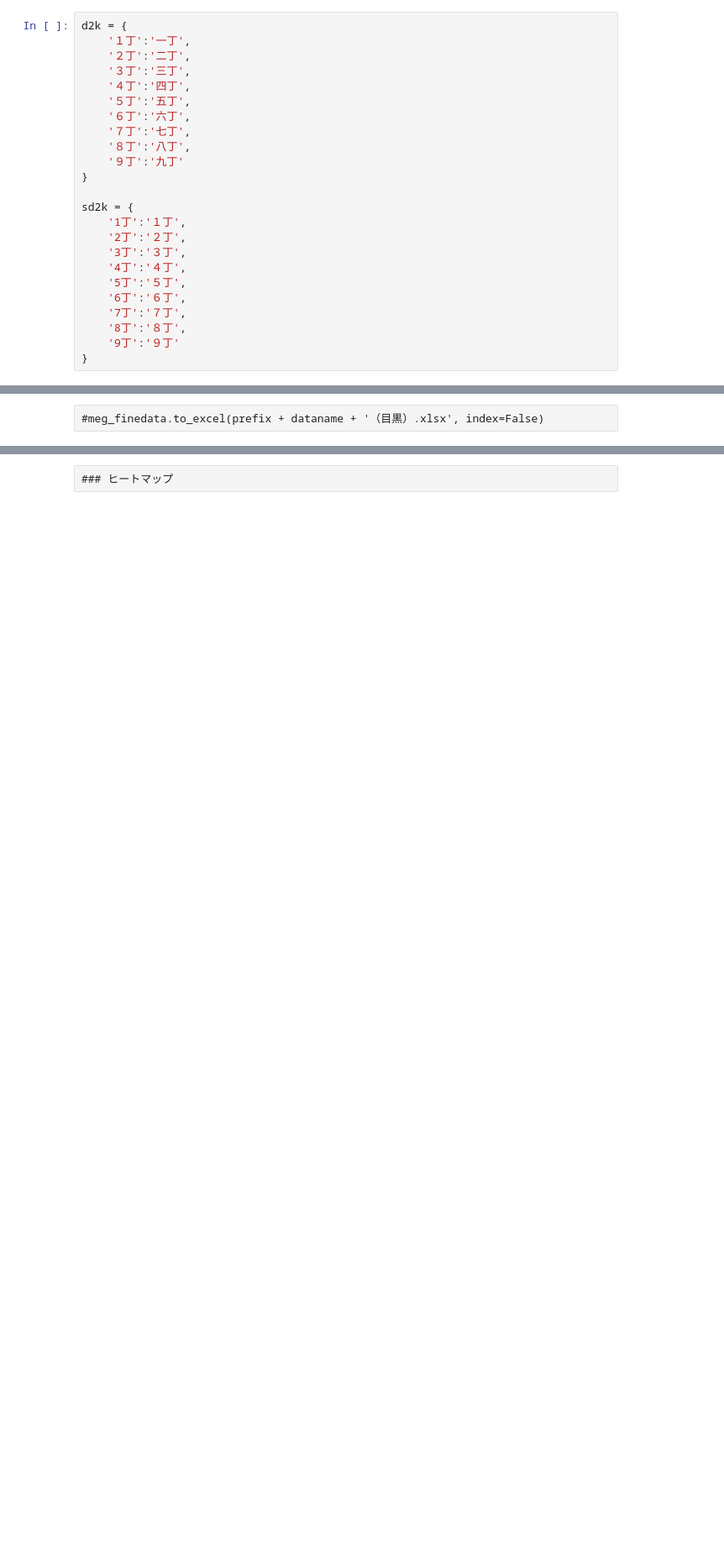
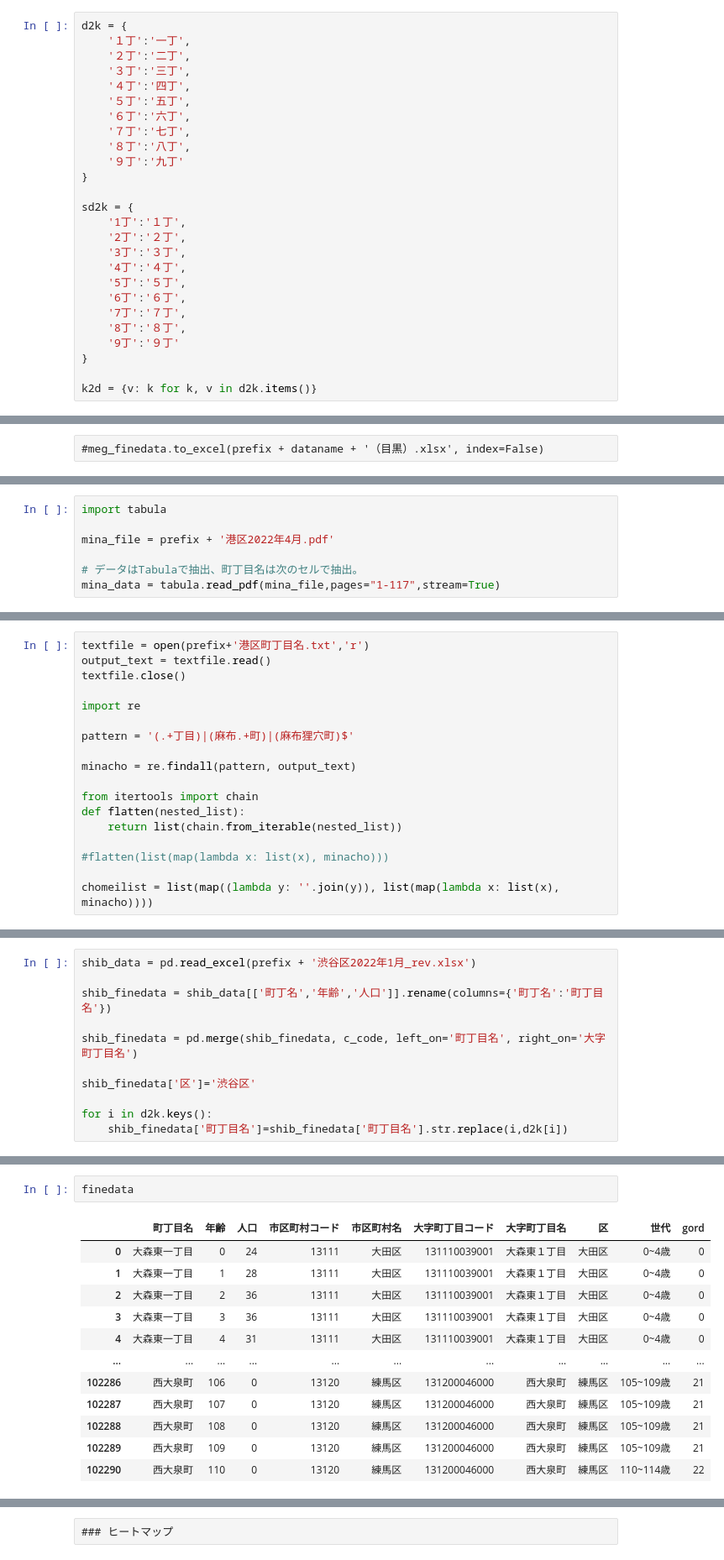
Before and after one commit to MasaoMori/Tokyo_Ward_Assembly_Election, a Jupyter notebook: jupyter/Population_age-ver2.ipynb, the cells around one changed output, grey strips where cells are left out. Shown: that part at 84% size. Saved outputs shown, nothing was run; the diff lists cells and outputs as text; blank space fills up the shorter version.

```diff
--- a/jupyter/Population_age-ver2.ipynb
+++ b/jupyter/Population_age-ver2.ipynb
@@ -56,5 +43,7 @@ sd2k = {
     '8丁':'８丁',
     '9丁':'９丁'
 }
+
+k2d = {v: k for k, v in d2k.items()}
 # %% [markdown]
 ## 6. 千代田区
@@ -532,0 +330,7 @@ final.to_excel(prefix+"final.xlsx",index=False)
+# %%
+import tabula
+
+mina_file = prefix + '港区2022年4月.pdf'
+
+# データはTabulaで抽出、町丁目名は次のセルで抽出。
+mina_data = tabula.read_pdf(mina_file,pages="1-117",stream=True)
@@ -532,0 +376,18 @@ final.to_excel(prefix+"final.xlsx",index=False)
+# %%
+textfile = open(prefix+'港区町丁目名.txt','r')
+output_text = textfile.read()
+textfile.close()
+
+import re
+
+pattern = '(.+丁目)|(麻布.+町)|(麻布狸穴町)$'
+
+minacho = re.findall(pattern, output_text)
+
+from itertools import chain
+def flatten(nested_list):
+    return list(chain.from_iterable(nested_list))
+
+#flatten(list(map(lambda x: list(x), minacho)))
+
+chomeilist = list(map((lambda y: ''.join(y)), list(map(lambda x: list(x), minacho))))
@@ -532,0 +445,11 @@ final.to_excel(prefix+"final.xlsx",index=False)
+# %%
+shib_data = pd.read_excel(prefix + '渋谷区2022年1月_rev.xlsx')
+
+shib_finedata = shib_data[['町丁名','年齢','人口']].rename(columns={'町丁名':'町丁目名'})
+
+shib_finedata = pd.merge(shib_finedata, c_code, left_on='町丁目名', right_on='大字町丁目名')
+
+shib_finedata['区']='渋谷区'
+
+for i in d2k.keys():
+    shib_finedata['町丁目名']=shib_finedata['町丁目名'].str.replace(i,d2k[i])
@@ -532,0 +681,15 @@ final.to_excel(prefix+"final.xlsx",index=False)
+# %%
+finedata
+# %% [output]
+|  | 町丁目名 | 年齢 | 人口 | 市区町村コード | 市区町村名 | 大字町丁目コード | 大字町丁目名 | 区 | 世代 | gord |
+| 0 | 大森東一丁目 | 0 | 24 | 13111 | 大田区 | 131110039001 | 大森東１丁目 | 大田区 | 0~4歳 | 0 |
+| 1 | 大森東一丁目 | 1 | 28 | 13111 | 大田区 | 131110039001 | 大森東１丁目 | 大田区 | 0~4歳 | 0 |
+| 2 | 大森東一丁目 | 2 | 36 | 13111 | 大田区 | 131110039001 | 大森東１丁目 | 大田区 | 0~4歳 | 0 |
+| 3 | 大森東一丁目 | 3 | 36 | 13111 | 大田区 | 131110039001 | 大森東１丁目 | 大田区 | 0~4歳 | 0 |
+| 4 | 大森東一丁目 | 4 | 31 | 13111 | 大田区 | 131110039001 | 大森東１丁目 | 大田区 | 0~4歳 | 0 |
+| ... | ... | ... | ... | ... | ... | ... | ... | ... | ... | ... |
+| 102286 | 西大泉町 | 106 | 0 | 13120 | 練馬区 | 131200046000 | 西大泉町 | 練馬区 | 105~109歳 | 21 |
+| 102287 | 西大泉町 | 107 | 0 | 13120 | 練馬区 | 131200046000 | 西大泉町 | 練馬区 | 105~109歳 | 21 |
+| 102288 | 西大泉町 | 108 | 0 | 13120 | 練馬区 | 131200046000 | 西大泉町 | 練馬区 | 105~109歳 | 21 |
+| 102289 | 西大泉町 | 109 | 0 | 13120 | 練馬区 | 131200046000 | 西大泉町 | 練馬区 | 105~109歳 | 21 |
+| 102290 | 西大泉町 | 110 | 0 | 13120 | 練馬区 | 131200046000 | 西大泉町 | 練馬区 | 110~114歳 | 22 |
```
Also changed, not shown: parts of 95 cells of this notebook, 35 other files.
